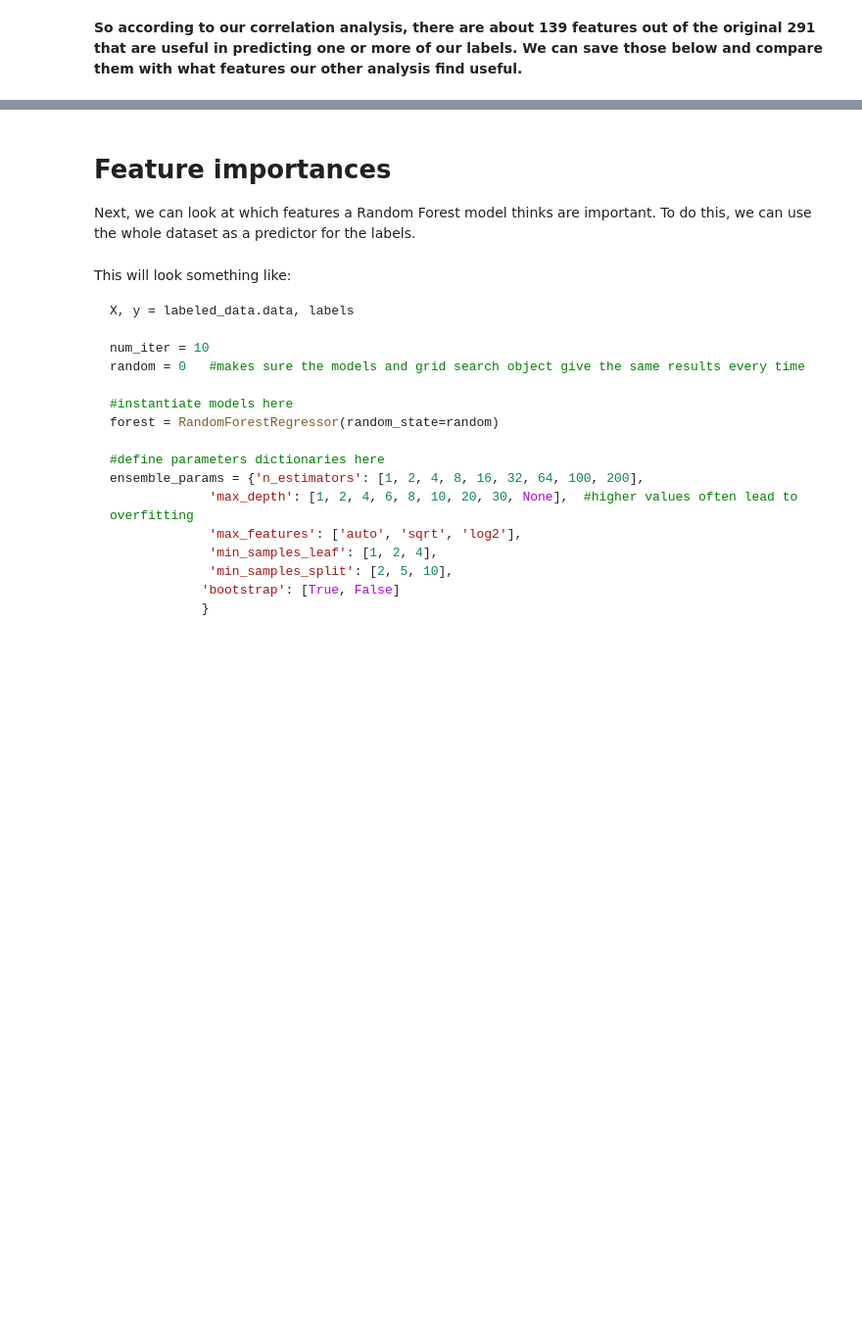
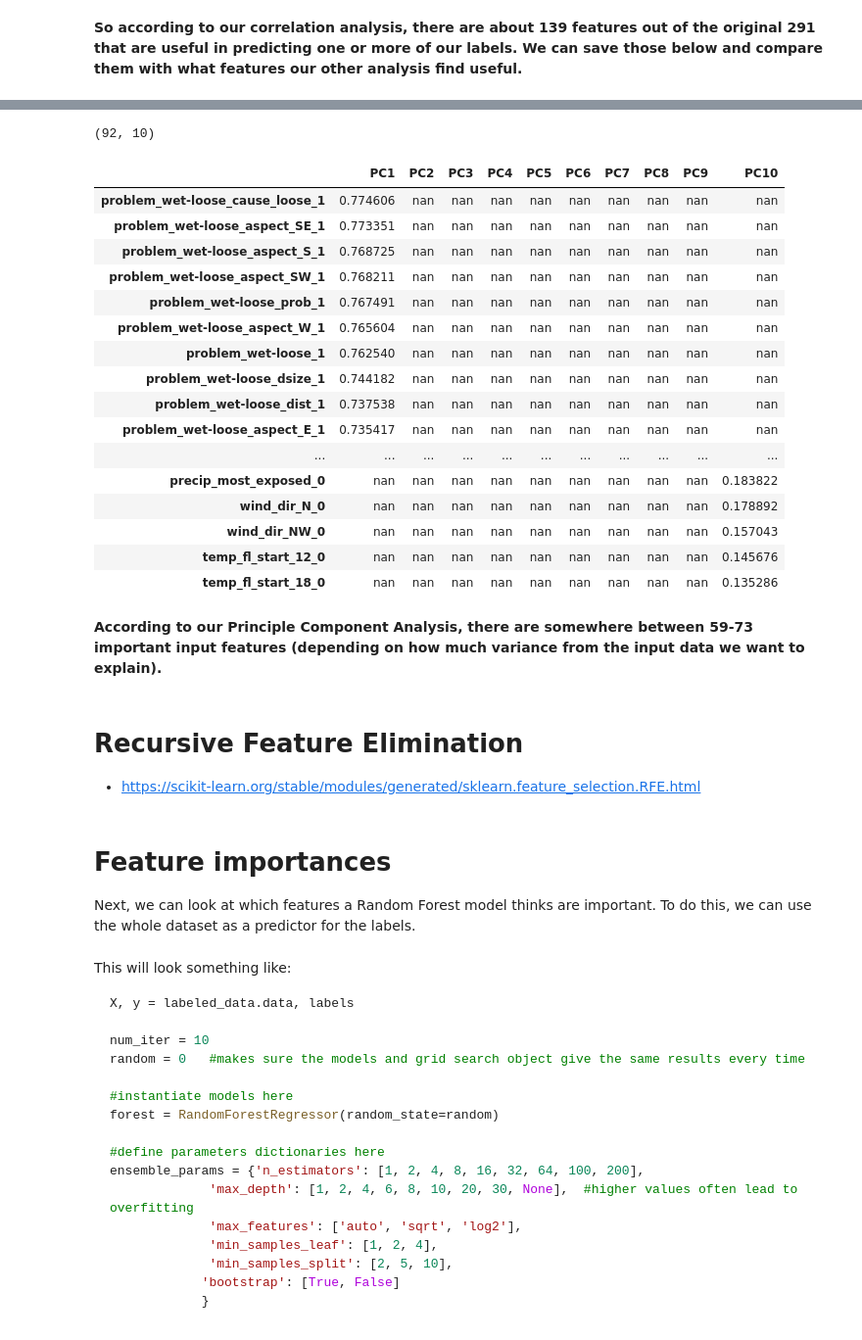
Before and after one commit to NVE/avalanche_ml, a Jupyter notebook: notebooks/analysis/1_feature_reduction.ipynb, the cells around one changed output, grey strips where cells are left out. Shown at 98% size. Cells and saved outputs as stored; diff of their text form; code cells hidden in the pictures; blank space fills up the shorter version.

```diff
--- a/notebooks/analysis/1_feature_reduction.ipynb
+++ b/notebooks/analysis/1_feature_reduction.ipynb
@@ -252,0 +259,6 @@ keep_columns_correlations
+# %%
+# re-apply PCA to the data while selecting for number of components to retain.
+pca = PCA(n_components=idx_95+1)
+
+#fit and transform the data here, create principal components
+pcs = pca.fit_transform(scaled)
@@ -252,0 +286,6 @@ keep_columns_correlations
+# %%
+loadings_sqrt = pca.components_.T * np.sqrt(pca.explained_variance_)
+loading_matrix = pd.DataFrame(loadings_sqrt,
+                              columns=['PC'+str(i) for i in range(1, idx_95+2)],
+                              index=regions.columns)
+loading_matrix
@@ -252,0 +306,45 @@ keep_columns_correlations
+# %%
+pc_corr_list = []
+
+for i in range(1, 11):
+    col = 'PC'+str(i)
+    #top = pd.DataFrame(loading_matrix.loc[:, col]).sort_values(by=col, ascending=False)[0:10]
+    #bottom = pd.DataFrame(loading_matrix.loc[:, col]).sort_values(by=col, ascending=False)[-10:]
+    #pc_corr = pd.concat([top, bottom], axis=0)
+    pc_corr = pd.DataFrame(loading_matrix.loc[:, col]).sort_values(by=col, ascending=False)[0:10]
+
+    pc_corr_list.append(pc_corr)
+
+top_ten_pc_corrs = pd.concat(pc_corr_list, axis=1)
+top_ten_pc_corrs.shape
+# %% [output]
+(92, 10)
+# %%
+def color_realvals_green(val):
+    """
+    Takes a value and returns a string with the css
+    property `'color: green'` for real values, black otherwise.
+    """
+    color = 'lime' if np.isnan(val) == False else ''
+    return 'background-color: %s' % color
+# %%
+s = top_ten_pc_corrs.style.applymap(color_realvals_green)
+s
+# %% [output]
+|  | PC1 | PC2 | PC3 | PC4 | PC5 | PC6 | PC7 | PC8 | PC9 | PC10 |
+| problem_wet-loose_cause_loose_1 | 0.774606 | nan | nan | nan | nan | nan | nan | nan | nan | nan |
+| problem_wet-loose_aspect_SE_1 | 0.773351 | nan | nan | nan | nan | nan | nan | nan | nan | nan |
+| problem_wet-loose_aspect_S_1 | 0.768725 | nan | nan | nan | nan | nan | nan | nan | nan | nan |
+| problem_wet-loose_aspect_SW_1 | 0.768211 | nan | nan | nan | nan | nan | nan | nan | nan | nan |
+| problem_wet-loose_prob_1 | 0.767491 | nan | nan | nan | nan | nan | nan | nan | nan | nan |
+| problem_wet-loose_aspect_W_1 | 0.765604 | nan | nan | nan | nan | nan | nan | nan | nan | nan |
+| problem_wet-loose_1 | 0.762540 | nan | nan | nan | nan | nan | nan | nan | nan | nan |
+| problem_wet-loose_dsize_1 | 0.744182 | nan | nan | nan | nan | nan | nan | nan | nan | nan |
+| problem_wet-loose_dist_1 | 0.737538 | nan | nan | nan | nan | nan | nan | nan | nan | nan |
+| problem_wet-loose_aspect_E_1 | 0.735417 | nan | nan | nan | nan | nan | nan | nan | nan | nan |
+| ... | ... | ... | ... | ... | ... | ... | ... | ... | ... | ... |
+| precip_most_exposed_0 | nan | nan | nan | nan | nan | nan | nan | nan | nan | 0.183822 |
+| wind_dir_N_0 | nan | nan | nan | nan | nan | nan | nan | nan | nan | 0.178892 |
+| wind_dir_NW_0 | nan | nan | nan | nan | nan | nan | nan | nan | nan | 0.157043 |
+| temp_fl_start_12_0 | nan | nan | nan | nan | nan | nan | nan | nan | nan | 0.145676 |
+| temp_fl_start_18_0 | nan | nan | nan | nan | nan | nan | nan | nan | nan | 0.135286 |
@@ -253,3 +354,9 @@ keep_columns_correlations
+# %% [markdown]
+**According to our Principle Component Analysis, there are somewhere between 59-73 important input features (depending on how much variance from the input data we want to explain).**
+# %% [markdown]
+# Recursive Feature Elimination
+
+- https://scikit-learn.org/stable/modules/generated/sklearn.feature_selection.RFE.html
 # %% [markdown]
 # Feature importances
 
```
Also changed, not shown: parts of 35 cells of this notebook.
